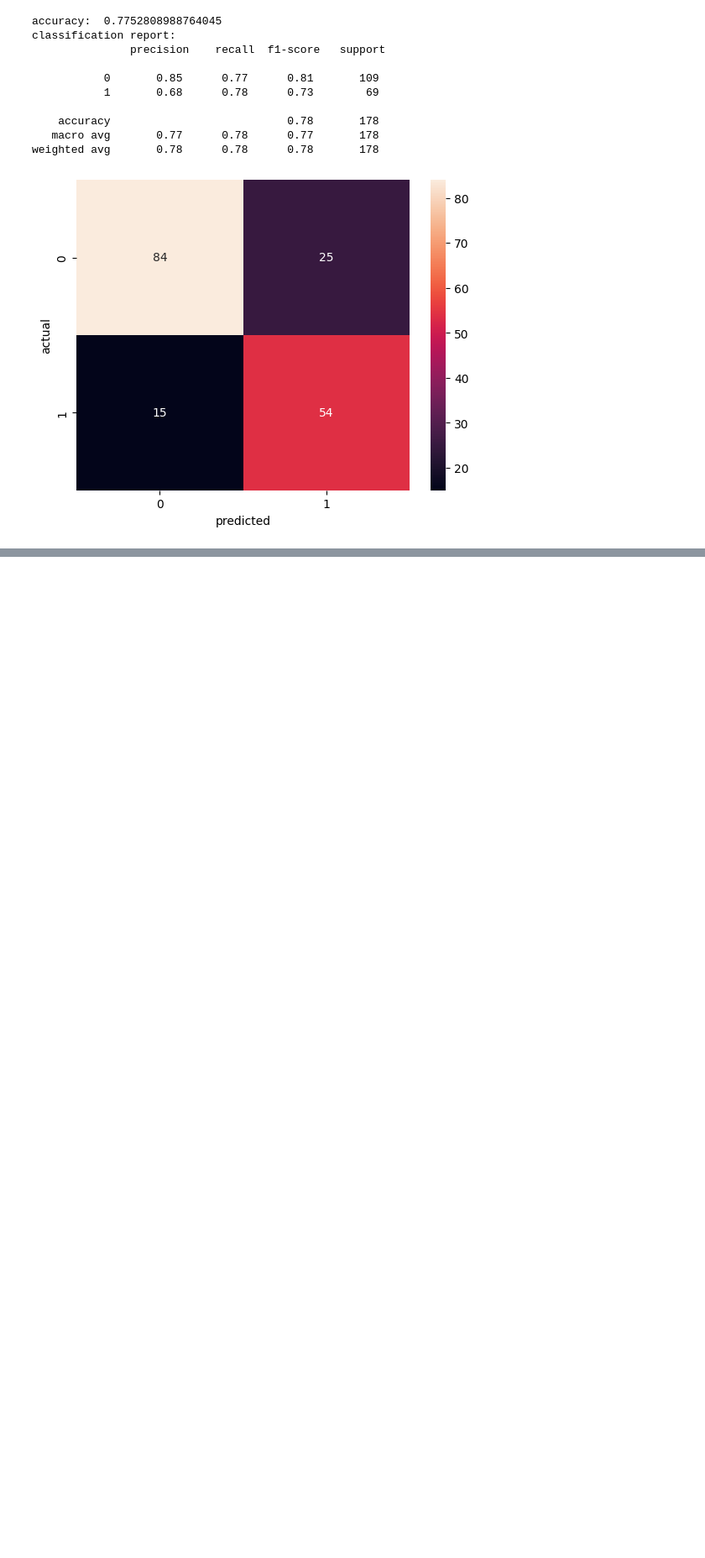
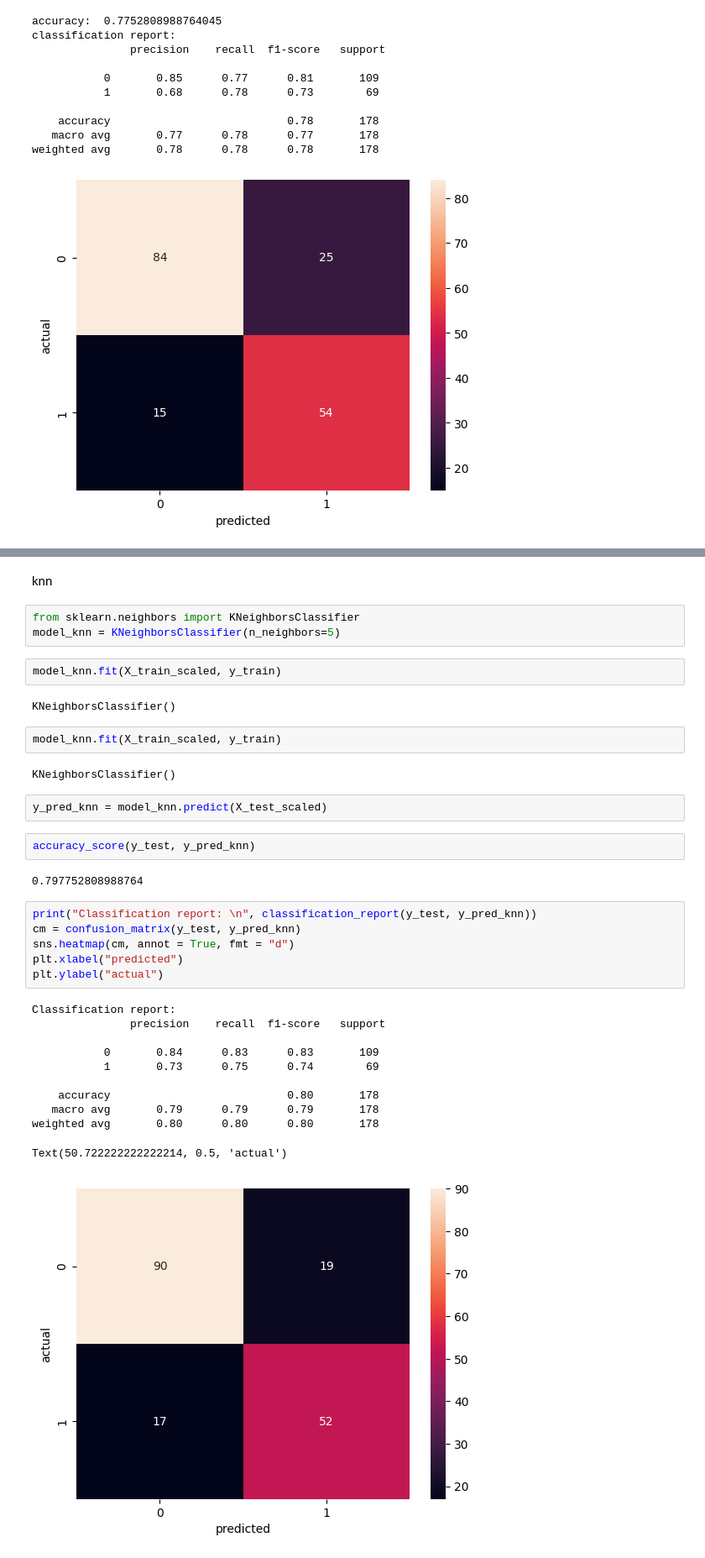
Before and after one commit to mrunmayee3108/ml-supervised-learning, a Jupyter notebook: titanic.ipynb, the cells around one changed output, grey strips where cells are left out. Shown at 84% size. Cells and saved outputs as stored; diff of their text form; blank space fills up the shorter version.

```diff
--- a/titanic.ipynb
+++ b/titanic.ipynb
@@ -242,0 +343,37 @@ weighted avg       0.78      0.78      0.78       178
+# %% [markdown]
+knn
+# %%
+from sklearn.neighbors import KNeighborsClassifier
+model_knn = KNeighborsClassifier(n_neighbors=5)
+# %%
+model_knn.fit(X_train_scaled, y_train)
+# %% [output]
+KNeighborsClassifier()
+# %%
+model_knn.fit(X_train_scaled, y_train)
+# %% [output]
+KNeighborsClassifier()
+# %%
+y_pred_knn = model_knn.predict(X_test_scaled)
+# %%
+accuracy_score(y_test, y_pred_knn)
+# %% [output]
+0.797752808988764
+# %%
+print("Classification report: \n", classification_report(y_test, y_pred_knn))
+cm = confusion_matrix(y_test, y_pred_knn)
+sns.heatmap(cm, annot = True, fmt = "d")
+plt.xlabel("predicted")
+plt.ylabel("actual")
+# %% [output]
+Classification report:
+               precision    recall  f1-score   support
+
+           0       0.84      0.83      0.83       109
+           1       0.73      0.75      0.74        69
+
+    accuracy                           0.80       178
+   macro avg       0.79      0.79      0.79       178
+weighted avg       0.80      0.80      0.80       178
+Text(50.722222222222214, 0.5, 'actual')
+[figure, added]
```
Also changed, not shown: parts of 17 cells of this notebook.
